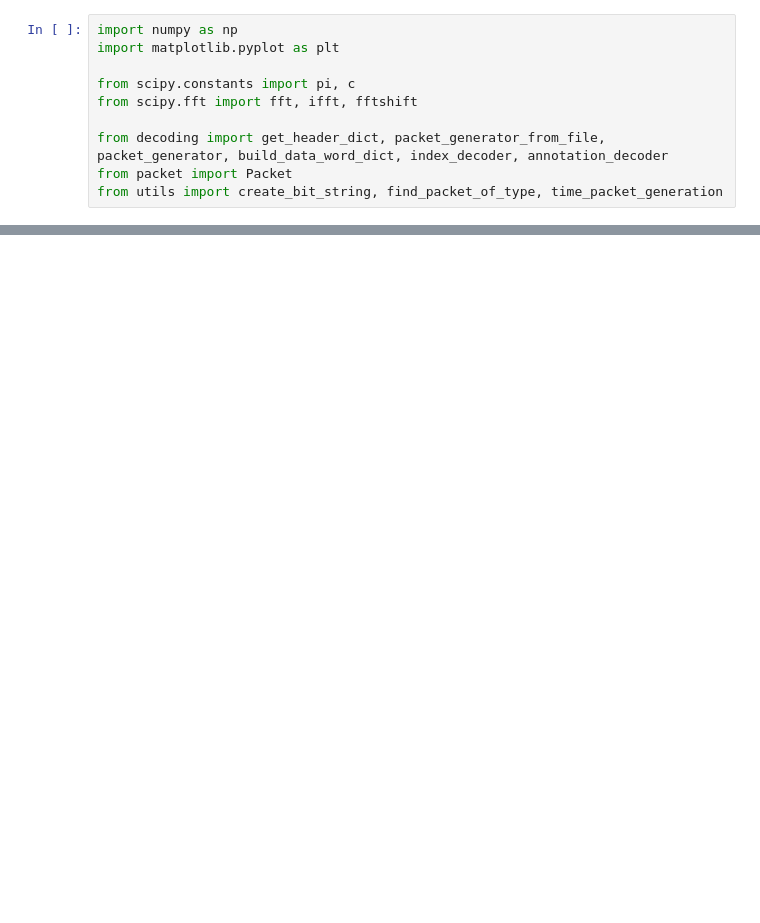
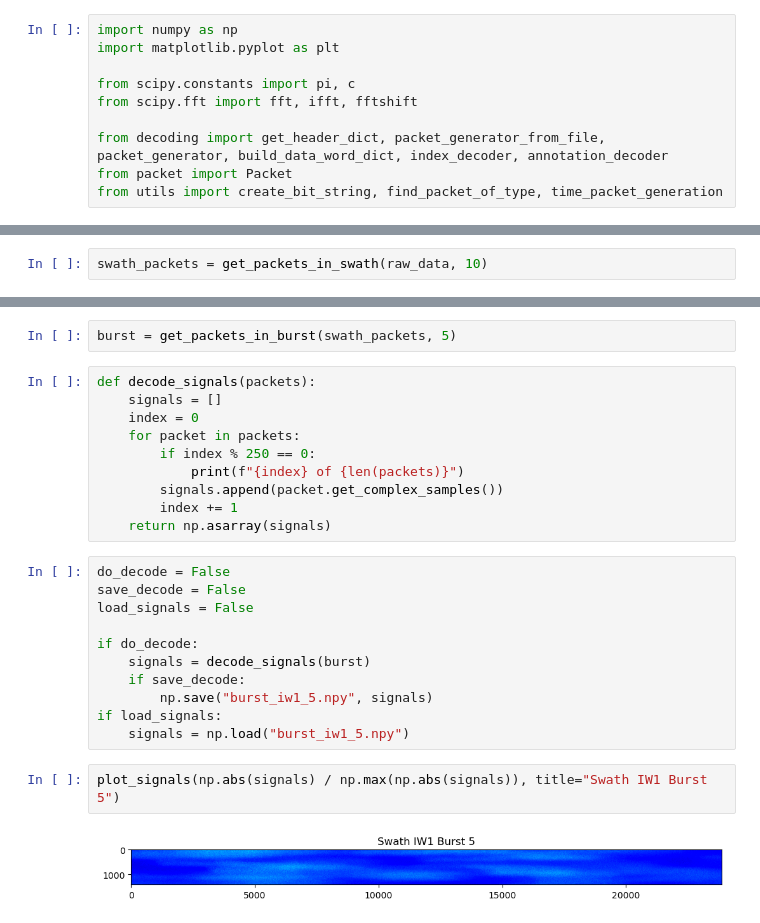
Before and after one commit to AndrewPlayer3/sar_processing, a Jupyter notebook: s1_level0/pulse_analysis.ipynb, the cells around one changed output, grey strips where cells are left out. Drawn from its saved outputs; the diff is of its cells as text; blank space fills up the shorter version.

```diff
--- a/s1_level0/pulse_analysis.ipynb
+++ b/s1_level0/pulse_analysis.ipynb
@@ -32,0 +38,2 @@ Complex Samples: [-1.822137 +1.822137j -5.468415 -5.468415j  1.822137 +5.468415j
+# %%
+swath_packets = get_packets_in_swath(raw_data, 10)
@@ -33 +63,28 @@ Complex Samples: [-1.822137 +1.822137j -5.468415 -5.468415j  1.822137 +5.468415j
+# %%
+burst = get_packets_in_burst(swath_packets, 5)
+# %%
+def decode_signals(packets):
+    signals = []
+    index = 0
+    for packet in packets:
+        if index % 250 == 0:
+            print(f"{index} of {len(packets)}")
+        signals.append(packet.get_complex_samples())
+        index += 1
+    return np.asarray(signals)
+# %%
+do_decode = False
+save_decode = False
+load_signals = False
+
+if do_decode:
+    signals = decode_signals(burst)
+    if save_decode:
+        np.save("burst_iw1_5.npy", signals)
+if load_signals:
+    signals = np.load("burst_iw1_5.npy")
+# %%
+plot_signals(np.abs(signals) / np.max(np.abs(signals)), title="Swath IW1 Burst 5")
+# %% [output]
+[figure, added]
 # %%
```
Also changed, not shown: parts of 24 cells of this notebook.
